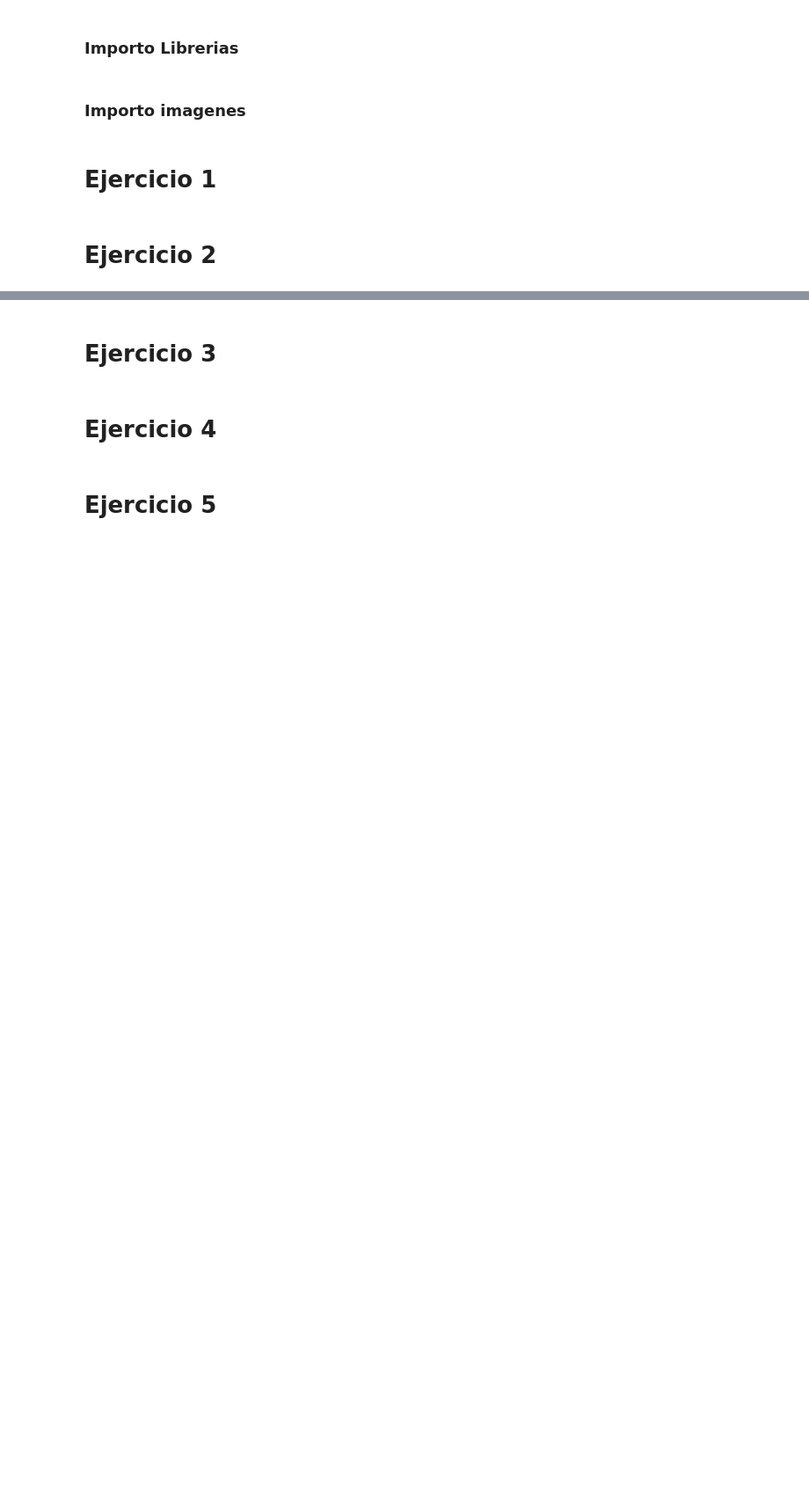
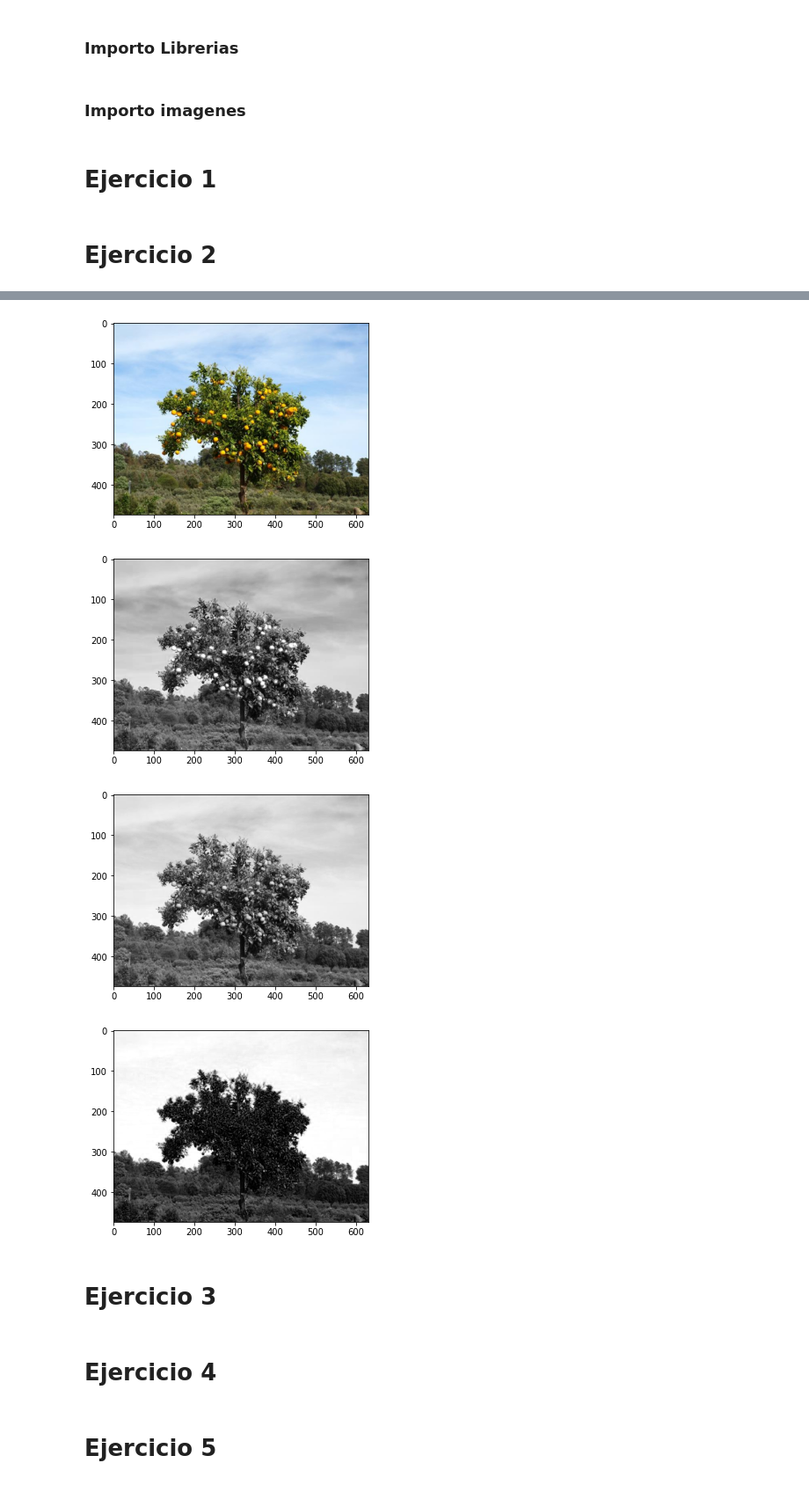
Before and after one commit to maurosch/Procesamiento-Digital-de-Imagenes, a Jupyter notebook: Guias/4 - Color.ipynb, the cells around one changed output, grey strips where cells are left out. Shown at 88% size. Saved outputs shown, nothing was run; the diff lists cells and outputs as text; code cells hidden in the pictures; blank space fills up the shorter version.

```diff
--- a/Guias/4 - Color.ipynb
+++ b/Guias/4 - Color.ipynb
@@ -31,2 +63,12 @@ def calcNivelesGrises(img):
+# %%
+mostrarImagen(imgNaranjo)
+mostrarImagen(imgNaranjo[:,:,0], cmap='gray')
+mostrarImagen(imgNaranjo[:,:,1], cmap='gray')
+mostrarImagen(imgNaranjo[:,:,2], cmap='gray')
+# %% [output]
+[figure, added]
+[figure, added]
+[figure, added]
+[figure, added]
 # %% [markdown]
 # Ejercicio 3
```
Also changed, not shown: parts of 6 cells of this notebook, 26 other files.
